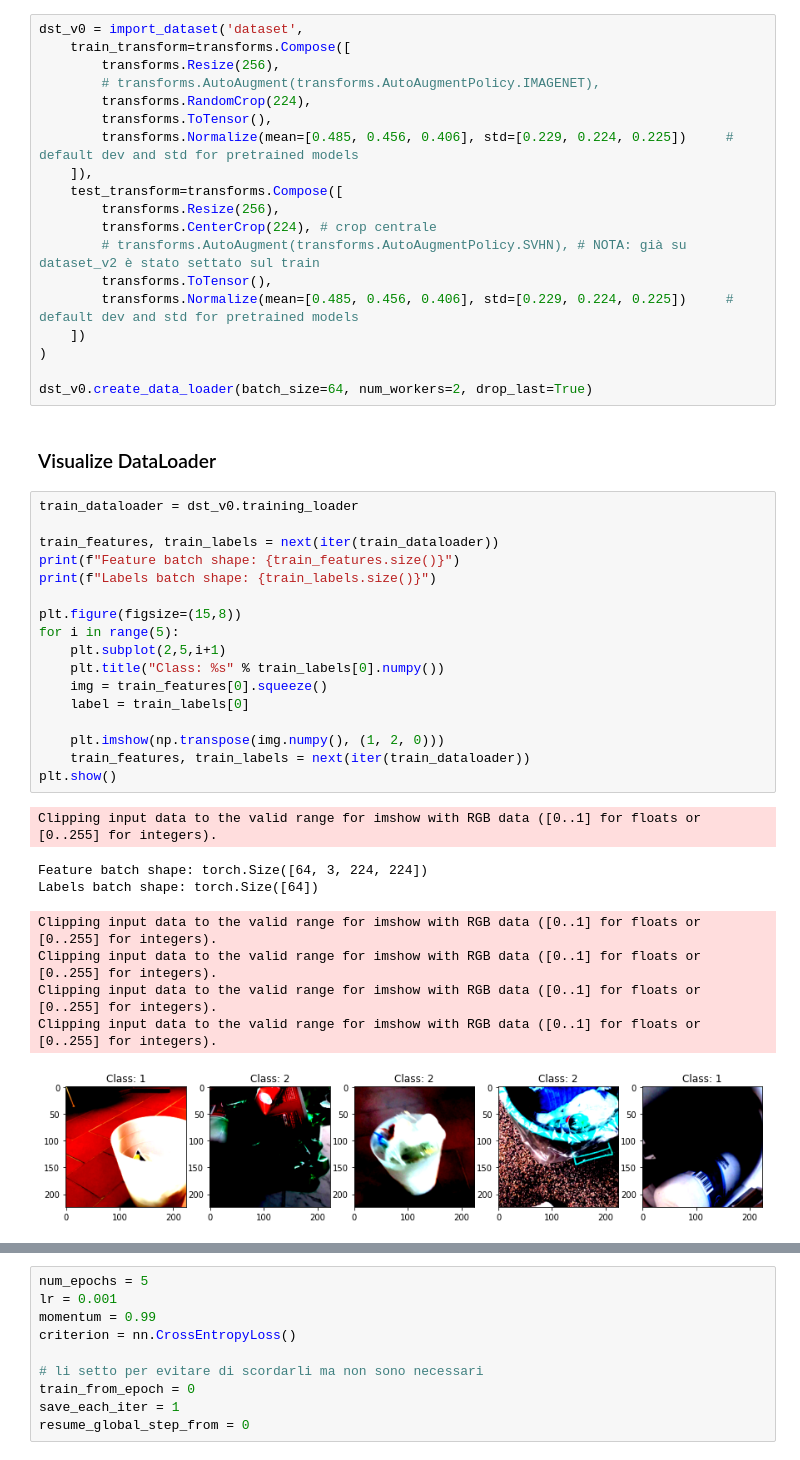
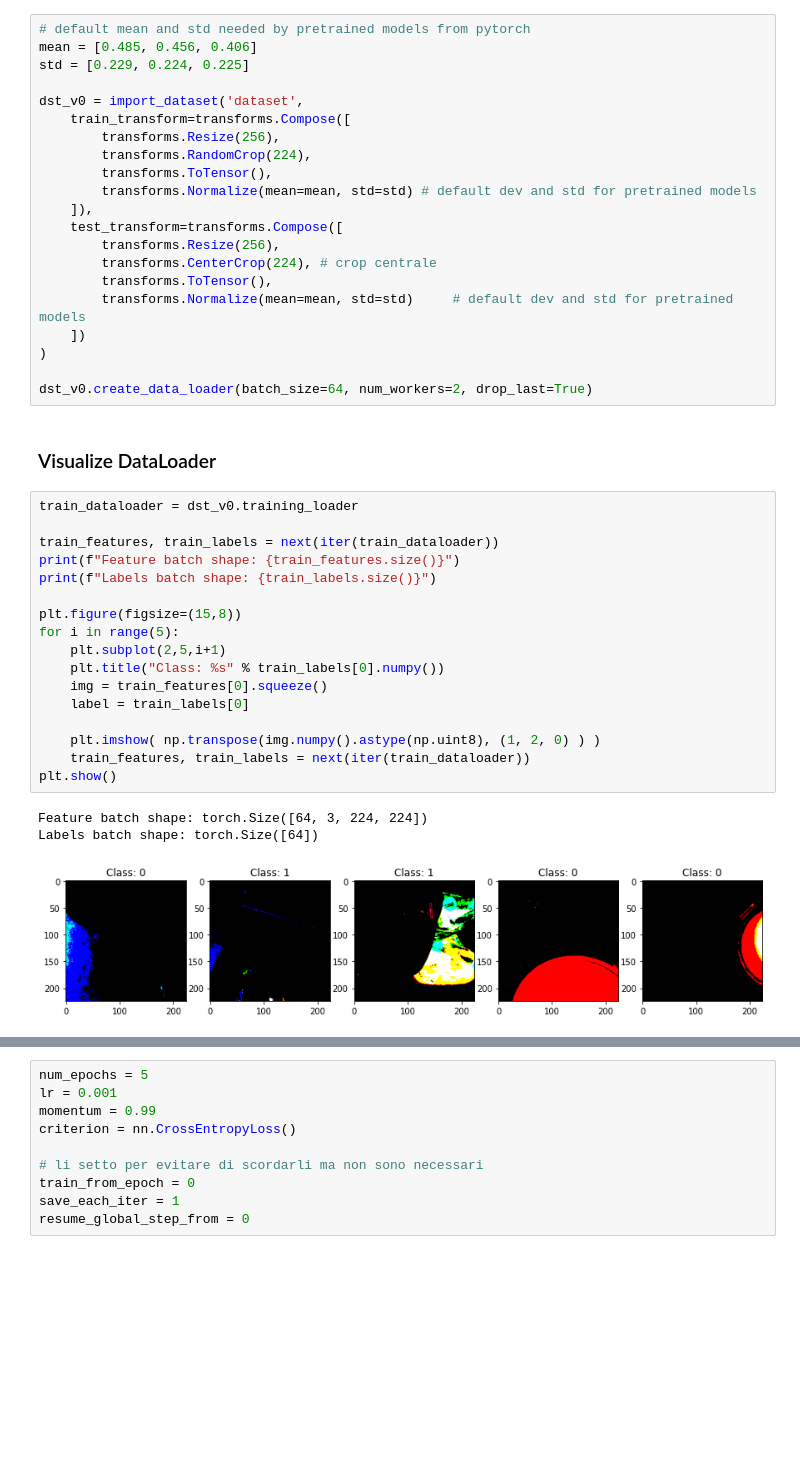
Before and after one commit to khalld/trashbin-classifier, a Jupyter notebook: 04-first-exec.ipynb, the cells around one changed output, grey strips where cells are left out. Saved outputs shown, nothing was run; the diff lists cells and outputs as text; blank space fills up the shorter version.

```diff
--- a/04-first-exec.ipynb
+++ b/04-first-exec.ipynb
@@ -28,18 +26,20 @@ def init_model(creator: PretrainedModelsCreator, model_name: str, num_classes: i
 # %%
+# default mean and std needed by pretrained models from pytorch
+mean = [0.485, 0.456, 0.406]
+std = [0.229, 0.224, 0.225]
+
 dst_v0 = import_dataset('dataset',
     train_transform=transforms.Compose([
         transforms.Resize(256),
-        # transforms.AutoAugment(transforms.AutoAugmentPolicy.IMAGENET),
         transforms.RandomCrop(224),
         transforms.ToTensor(),
-        transforms.Normalize(mean=[0.485, 0.456, 0.406], std=[0.229, 0.224, 0.225])     # default dev and std for pretrained models
+        transforms.Normalize(mean=mean, std=std) # default dev and std for pretrained models
     ]),
     test_transform=transforms.Compose([
         transforms.Resize(256),
         transforms.CenterCrop(224), # crop centrale
-        # transforms.AutoAugment(transforms.AutoAugmentPolicy.SVHN), # NOTA: già su dataset_v2 è stato settato sul train
         transforms.ToTensor(),
-        transforms.Normalize(mean=[0.485, 0.456, 0.406], std=[0.229, 0.224, 0.225])     # default dev and std for pretrained models
+        transforms.Normalize(mean=mean, std=std)     # default dev and std for pretrained models
     ])
 )
 
@@ -49,27 +49,22 @@ dst_v0.create_data_loader(batch_size=64, num_workers=2, drop_last=True)
 # %%
 train_dataloader = dst_v0.training_loader
 
 train_features, train_labels = next(iter(train_dataloader))
 print(f"Feature batch shape: {train_features.size()}")
 print(f"Labels batch shape: {train_labels.size()}")
 
 plt.figure(figsize=(15,8))
 for i in range(5):
     plt.subplot(2,5,i+1)
     plt.title("Class: %s" % train_labels[0].numpy())
     img = train_features[0].squeeze()
     label = train_labels[0]
 
-    plt.imshow(np.transpose(img.numpy(), (1, 2, 0)))
+    plt.imshow( np.transpose(img.numpy().astype(np.uint8), (1, 2, 0) ) )
     train_features, train_labels = next(iter(train_dataloader))
 plt.show()
 # %% [output]
-Clipping input data to the valid range for imshow with RGB data ([0..1] for floats or [0..255] for integers).
+Feature batch shape: torch.Size([64, 3, 224, 224])
+Labels batch shape: torch.Size([64])
-Feature batch shape: torch.Size([64, 3, 224, 224])
-Labels batch shape: torch.Size([64])
-Clipping input data to the valid range for imshow with RGB data ([0..1] for floats or [0..255] for integers).
-Clipping input data to the valid range for imshow with RGB data ([0..1] for floats or [0..255] for integers).
-Clipping input data to the valid range for imshow with RGB data ([0..1] for floats or [0..255] for integers).
-Clipping input data to the valid range for imshow with RGB data ([0..1] for floats or [0..255] for integers).
-[figure, old version]
+[figure, new version]
 # %% [markdown]
```
Also changed, not shown: parts of 10 cells of this notebook.
